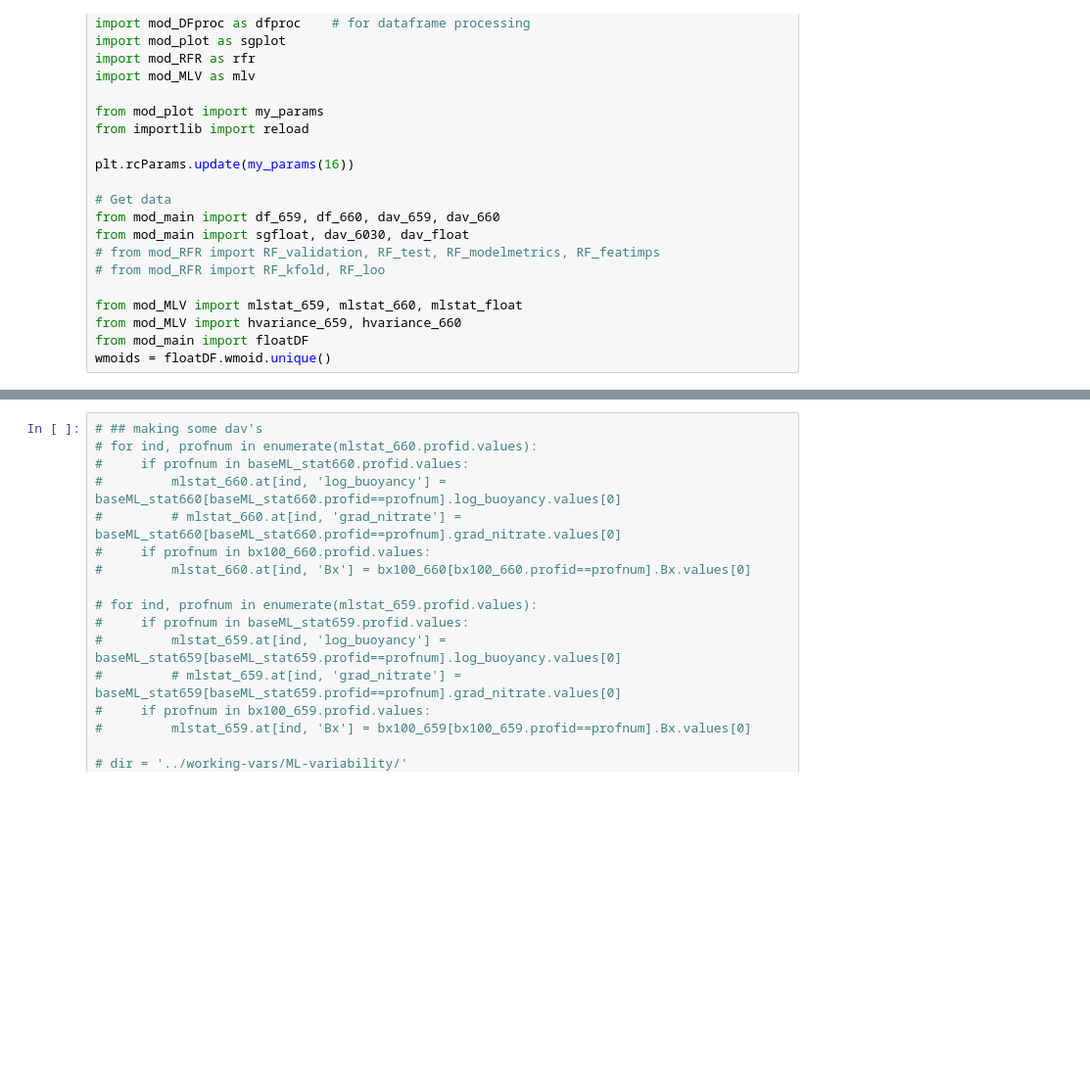
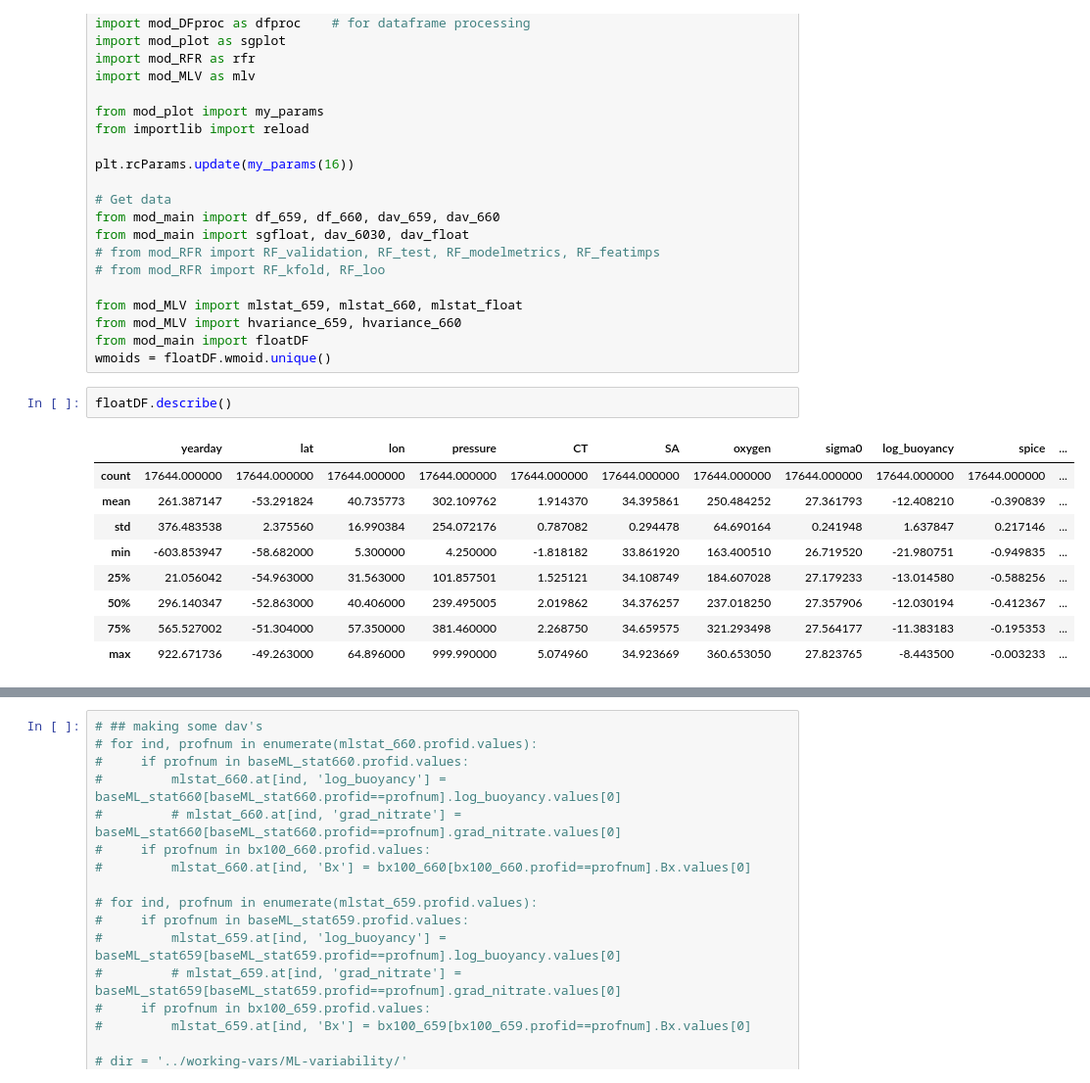
Before and after one commit to song-sangmin/RandomForestRegression_SOGOS, a Jupyter notebook: scripts/Supplement_Data_Log.ipynb, the cells around one changed output, grey strips where cells are left out. Shown at 98% size. Saved outputs shown, nothing was run; the diff lists cells and outputs as text; blank space fills up the shorter version.

Commit message:
recreate float and ship DF

```diff
--- a/scripts/Supplement_Data_Log.ipynb
+++ b/scripts/Supplement_Data_Log.ipynb
@@ -65,3 +65,15 @@ from mod_MLV import mlstat_659, mlstat_660, mlstat_float
 from mod_MLV import hvariance_659, hvariance_660
 from mod_main import floatDF
 wmoids = floatDF.wmoid.unique()
+# %%
+floatDF.describe()
+# %% [output]
+|  | yearday | lat | lon | pressure | CT | SA | oxygen | sigma0 | log_buoyancy | spice | ... |
+| count | 17644.000000 | 17644.000000 | 17644.000000 | 17644.000000 | 17644.000000 | 17644.000000 | 17644.000000 | 17644.000000 | 17644.000000 | 17644.000000 | ... |
+| mean | 261.387147 | -53.291824 | 40.735773 | 302.109762 | 1.914370 | 34.395861 | 250.484252 | 27.361793 | -12.408210 | -0.390839 | ... |
+| std | 376.483538 | 2.375560 | 16.990384 | 254.072176 | 0.787082 | 0.294478 | 64.690164 | 0.241948 | 1.637847 | 0.217146 | ... |
+| min | -603.853947 | -58.682000 | 5.300000 | 4.250000 | -1.818182 | 33.861920 | 163.400510 | 26.719520 | -21.980751 | -0.949835 | ... |
+| 25% | 21.056042 | -54.963000 | 31.563000 | 101.857501 | 1.525121 | 34.108749 | 184.607028 | 27.179233 | -13.014580 | -0.588256 | ... |
+| 50% | 296.140347 | -52.863000 | 40.406000 | 239.495005 | 2.019862 | 34.376257 | 237.018250 | 27.357906 | -12.030194 | -0.412367 | ... |
+| 75% | 565.527002 | -51.304000 | 57.350000 | 381.460000 | 2.268750 | 34.659575 | 321.293498 | 27.564177 | -11.383183 | -0.195353 | ... |
+| max | 922.671736 | -49.263000 | 64.896000 | 999.990000 | 5.074960 | 34.923669 | 360.653050 | 27.823765 | -8.443500 | -0.003233 | ... |
```
Also changed, not shown: parts of 24 cells of this notebook, 5 other files.
